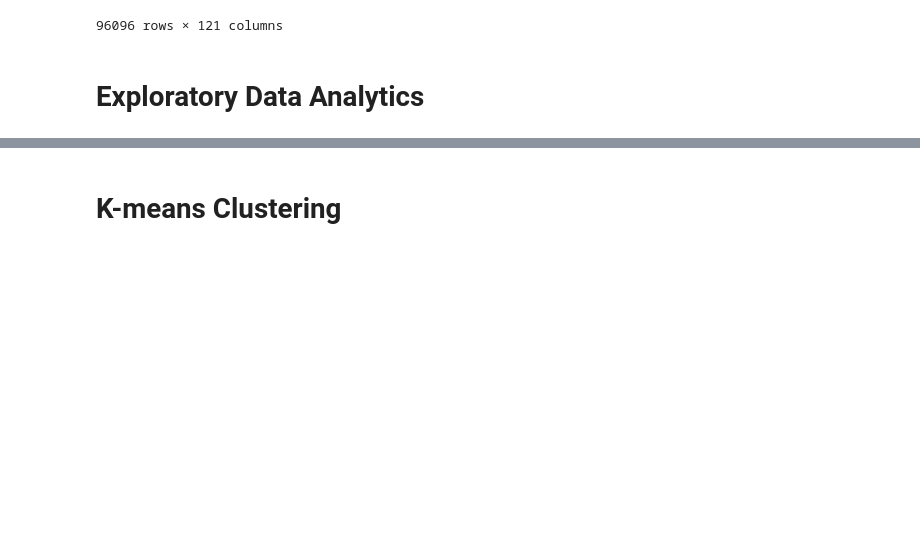
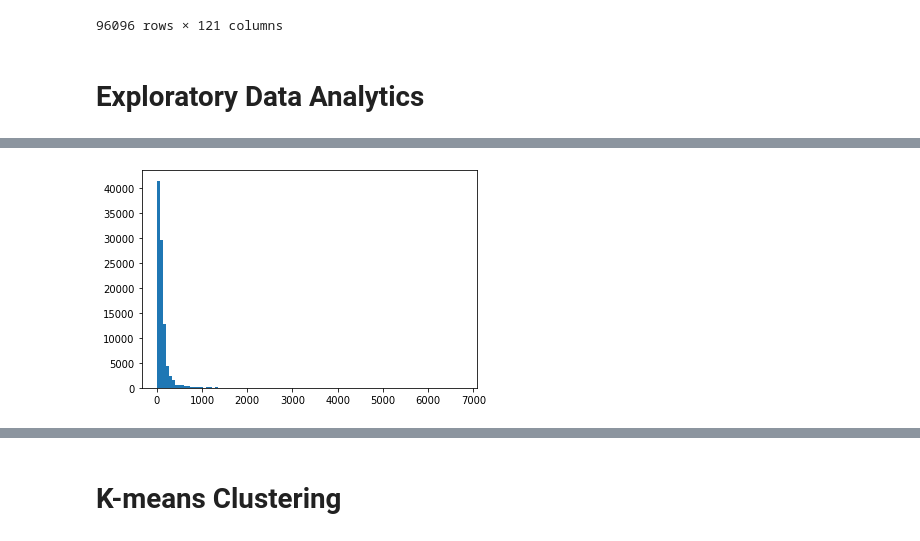
Before and after one commit to alireza-alizadegan/e-commerce-Sales, a Jupyter notebook: Brazil/Customer Segmentation - Scratch.ipynb, the cells around one changed output, grey strips where cells are left out. Cells and saved outputs as stored; diff of their text form; code cells hidden in the pictures; blank space fills up the shorter version.

```diff
--- a/Brazil/Customer Segmentation - Scratch.ipynb
+++ b/Brazil/Customer Segmentation - Scratch.ipynb
@@ -595,0 +623,4 @@ df
+# %%
+plt.hist(cust_ocprip_df.price, bins=100);
+# %% [output]
+[figure, added]
```
Also changed, not shown: parts of 28 cells of this notebook, 3 other files.
